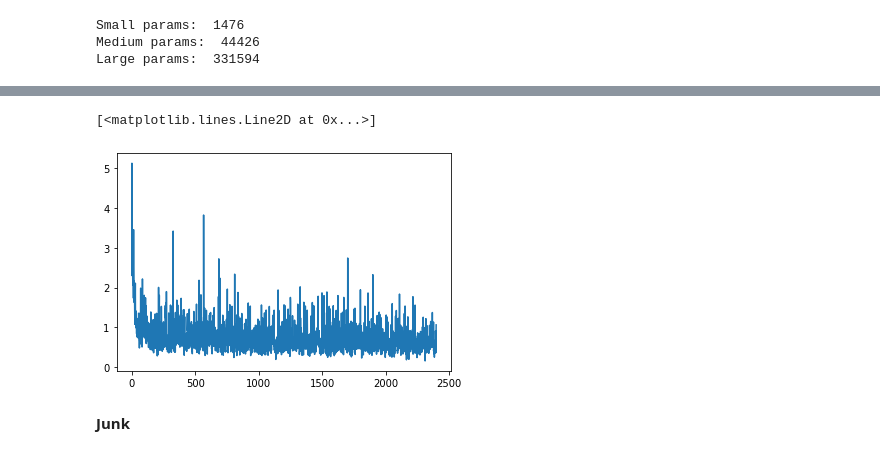
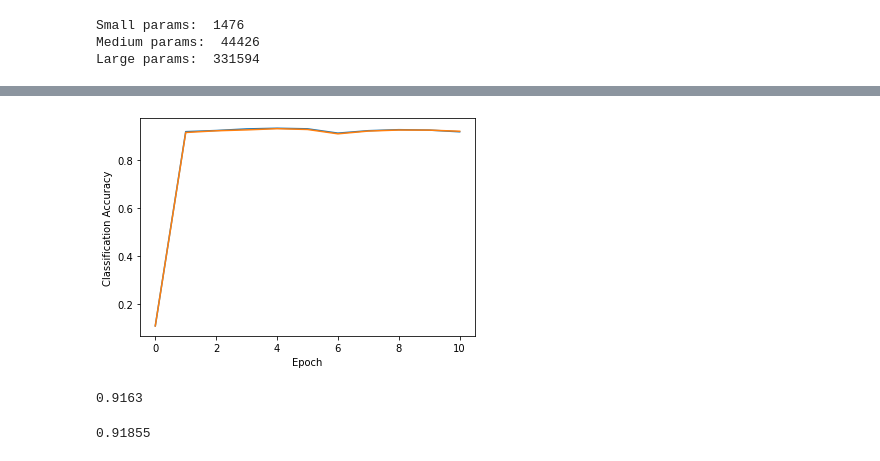
Before and after one commit to wswartworth/non_convex_sps2, a Jupyter notebook: non_convex_updated.ipynb, the cells around one changed output, grey strips where cells are left out. Drawn from its saved outputs; the diff is of its cells as text; code cells hidden in the pictures.

```diff
--- a/non_convex_updated.ipynb
+++ b/non_convex_updated.ipynb
@@ -420,8 +526,0 @@ plt.plot(data['batch_losses'][0:])
-# %%
-data = load_data("sps2slacktest")
-plt.plot(data['batch_losses'][0:])
-# %% [output]
-[<matplotlib.lines.Line2D at 0x...>]
-[figure, removed]
-# %% [markdown]
-<b> Junk </b>
@@ -447,0 +527,16 @@ trainer.train(n_epochs)
+# %%
+plt.xlabel('Epoch')
+plt.ylabel('Classification Accuracy')
+plt.plot(adam_data['test_class_accs'])
+plt.plot(adam_data['train_class_accs'])
+plt.show()
+# %% [output]
+[figure, added]
+# %%
+adam_data['test_class_accs'][-1]
+# %% [output]
+0.9163
+# %%
+adam_data['train_class_accs'][-1]
+# %% [output]
+0.91855
```
Also changed, not shown: parts of 32 cells of this notebook.
